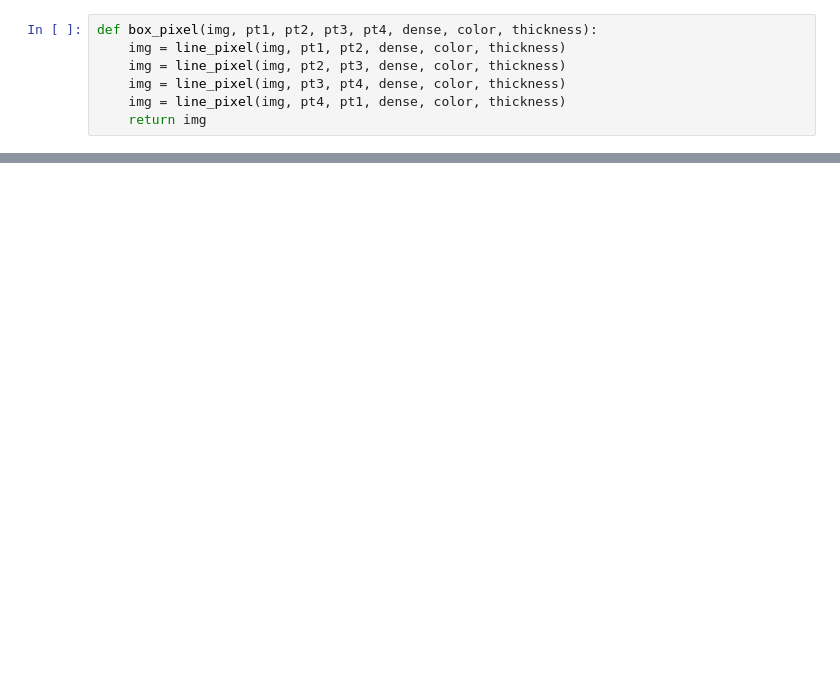
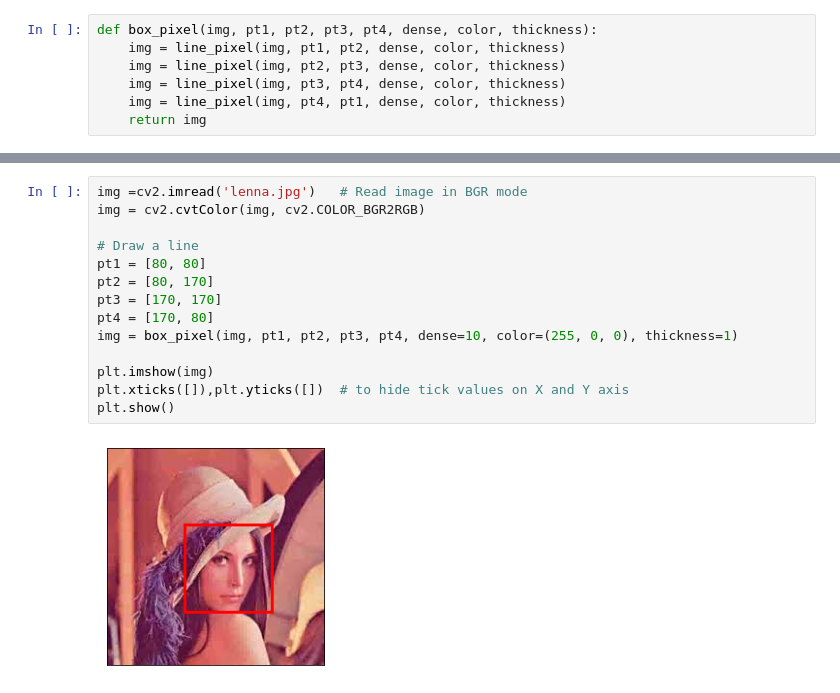
Before and after one commit to zh-plus/SUSTech-CS308, a Jupyter notebook: Lab1/lab1.ipynb, the cells around one changed output, grey strips where cells are left out. Drawn from its saved outputs; the diff is of its cells as text; blank space fills up the shorter version.

```diff
--- a/Lab1/lab1.ipynb
+++ b/Lab1/lab1.ipynb
@@ -438,0 +455,16 @@ plt.show()
+# %%
+img =cv2.imread('lenna.jpg')   # Read image in BGR mode
+img = cv2.cvtColor(img, cv2.COLOR_BGR2RGB)
+
+# Draw a line
+pt1 = [80, 80]
+pt2 = [80, 170]
+pt3 = [170, 170]
+pt4 = [170, 80]
+img = box_pixel(img, pt1, pt2, pt3, pt4, dense=10, color=(255, 0, 0), thickness=1)
+
+plt.imshow(img)
+plt.xticks([]),plt.yticks([])  # to hide tick values on X and Y axis
+plt.show()
+# %% [output]
+[figure, added]
```
Also changed, not shown: parts of 32 cells of this notebook, 1 other file.
